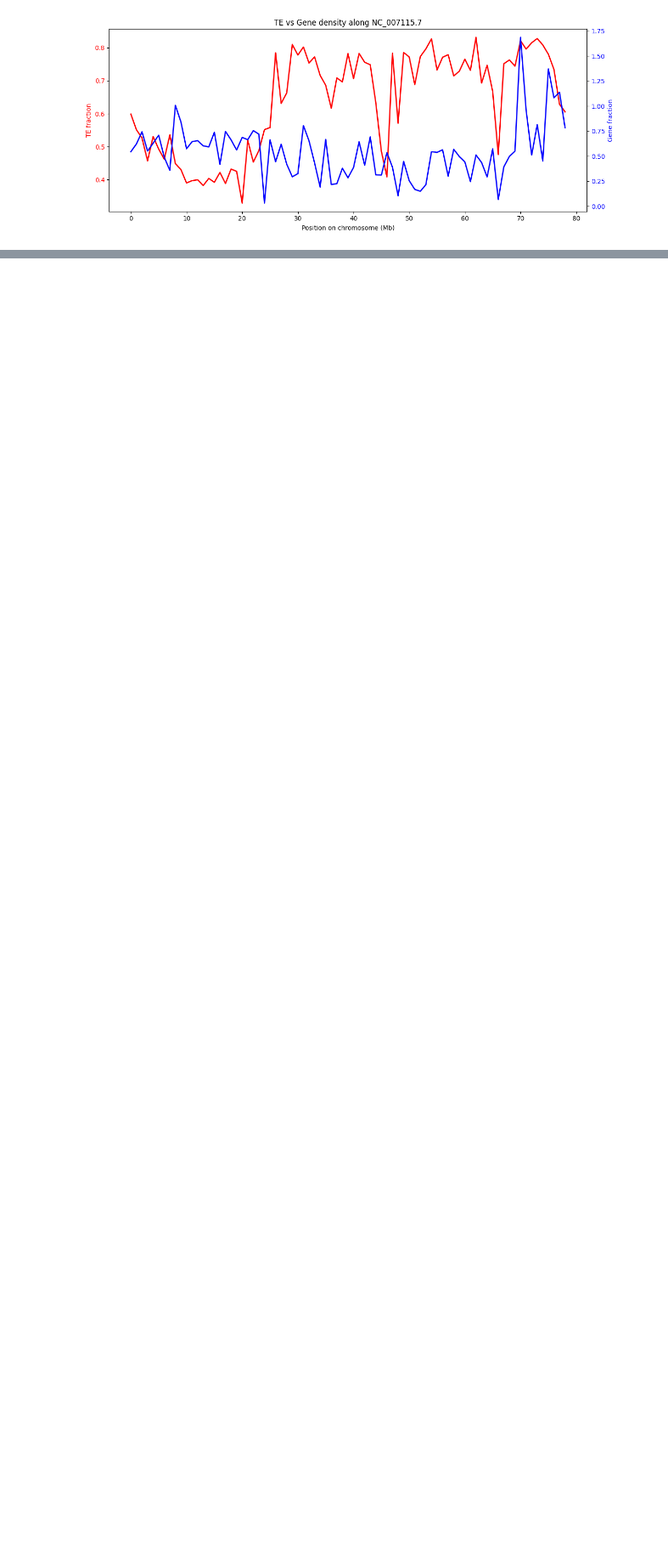
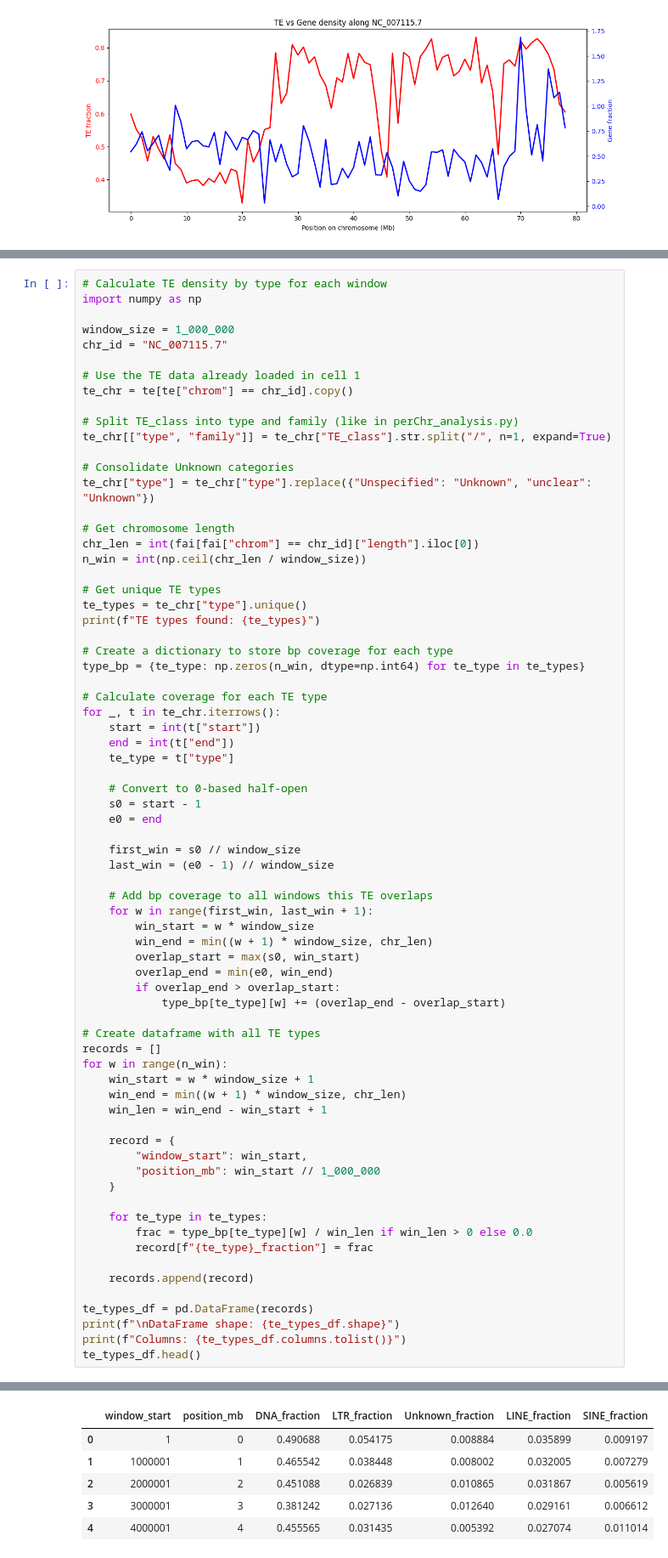
Before and after one commit to shalenyjlemko/DRario_compg, a Jupyter notebook: data/Drerio_FishTEDB/TEvsGenes_sliding.ipynb, the cells around one changed output, grey strips where cells are left out. Shown at 85% size. Drawn from its saved outputs; the diff is of its cells as text; blank space fills up the shorter version.

```diff
--- a/data/Drerio_FishTEDB/TEvsGenes_sliding.ipynb
+++ b/data/Drerio_FishTEDB/TEvsGenes_sliding.ipynb
@@ -336,0 +371,72 @@ plt.show()
+# %%
+# Calculate TE density by type for each window
+import numpy as np
+
+window_size = 1_000_000
+chr_id = "NC_007115.7"
+
+# Use the TE data already loaded in cell 1
+te_chr = te[te["chrom"] == chr_id].copy()
+
+# Split TE_class into type and family (like in perChr_analysis.py)
+te_chr[["type", "family"]] = te_chr["TE_class"].str.split("/", n=1, expand=True)
+
+# Consolidate Unknown categories
+te_chr["type"] = te_chr["type"].replace({"Unspecified": "Unknown", "unclear": "Unknown"})
+
+# Get chromosome length
+chr_len = int(fai[fai["chrom"] == chr_id]["length"].iloc[0])
+n_win = int(np.ceil(chr_len / window_size))
+
+# Get unique TE types
+te_types = te_chr["type"].unique()
+print(f"TE types found: {te_types}")
+
+# Create a dictionary to store bp coverage for each type
+type_bp = {te_type: np.zeros(n_win, dtype=np.int64) for te_type in te_types}
+
+# Calculate coverage for each TE type
+for _, t in te_chr.iterrows():
+    start = int(t["start"])
+    end = int(t["end"])
+    te_type = t["type"]
+
+    # Convert to 0-based half-open
+    s0 = start - 1
+    e0 = end
+
+    first_win = s0 // window_size
+    last_win = (e0 - 1) // window_size
+
+    # Add bp coverage to all windows this TE overlaps
+    for w in range(first_win, last_win + 1):
+        win_start = w * window_size
+        win_end = min((w + 1) * window_size, chr_len)
+        overlap_start = max(s0, win_start)
+        overlap_end = min(e0, win_end)
+        if overlap_end > overlap_start:
+            type_bp[te_type][w] += (overlap_end - overlap_start)
+
+# Create dataframe with all TE types
+records = []
+for w in range(n_win):
+    win_start = w * window_size + 1
+    win_end = min((w + 1) * window_size, chr_len)
+    win_len = win_end - win_start + 1
+
+    record = {
+        "window_start": win_start,
+        "position_mb": win_start // 1_000_000
+    }
+
+    for te_type in te_types:
+        frac = type_bp[te_type][w] / win_len if win_len > 0 else 0.0
+        record[f"{te_type}_fraction"] = frac
+
+    records.append(record)
+
+te_types_df = pd.DataFrame(records)
+print(f"\nDataFrame shape: {te_types_df.shape}")
+print(f"Columns: {te_types_df.columns.tolist()}")
+te_types_df.head()
+# %% [output]
@@ -336,0 +450,6 @@ plt.show()
+|  | window_start | position_mb | DNA_fraction | LTR_fraction | Unknown_fraction | LINE_fraction | SINE_fraction |
+| 0 | 1 | 0 | 0.490688 | 0.054175 | 0.008884 | 0.035899 | 0.009197 |
+| 1 | 1000001 | 1 | 0.465542 | 0.038448 | 0.008002 | 0.032005 | 0.007279 |
+| 2 | 2000001 | 2 | 0.451088 | 0.026839 | 0.010865 | 0.031867 | 0.005619 |
+| 3 | 3000001 | 3 | 0.381242 | 0.027136 | 0.012640 | 0.029161 | 0.006612 |
+| 4 | 4000001 | 4 | 0.455565 | 0.031435 | 0.005392 | 0.027074 | 0.011014 |
```
Also changed, not shown: parts of 5 cells of this notebook, 6 other files.
